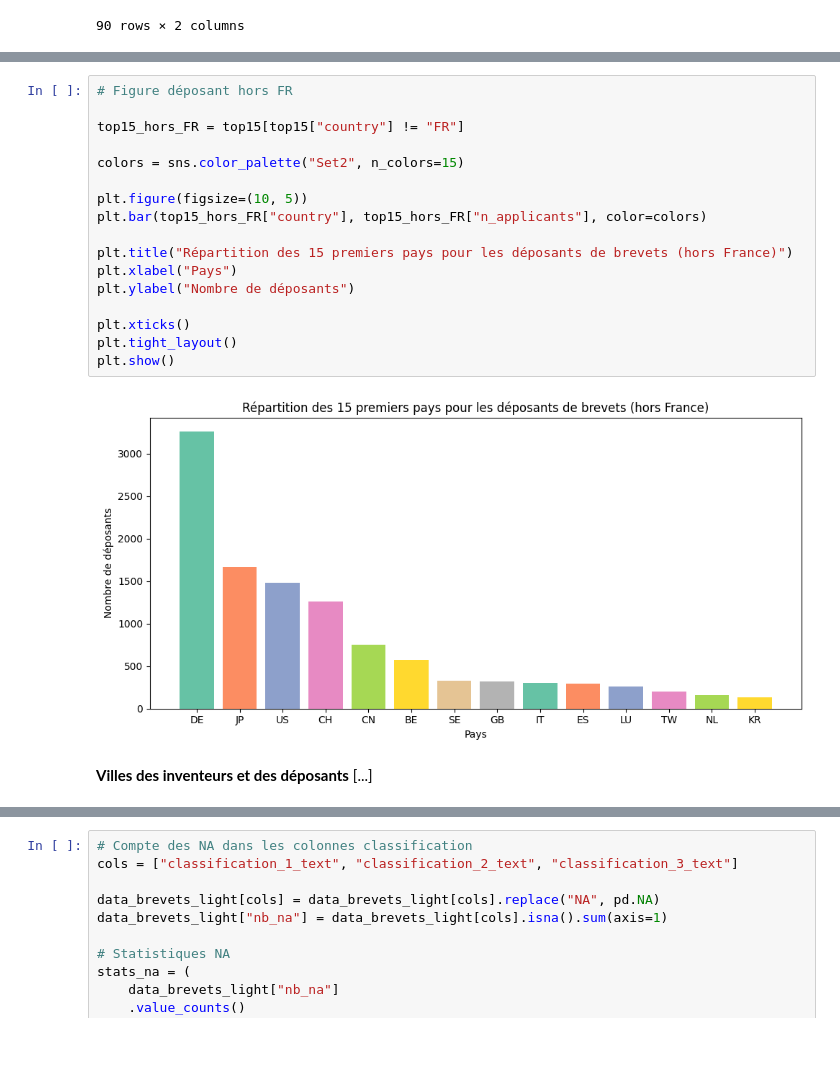
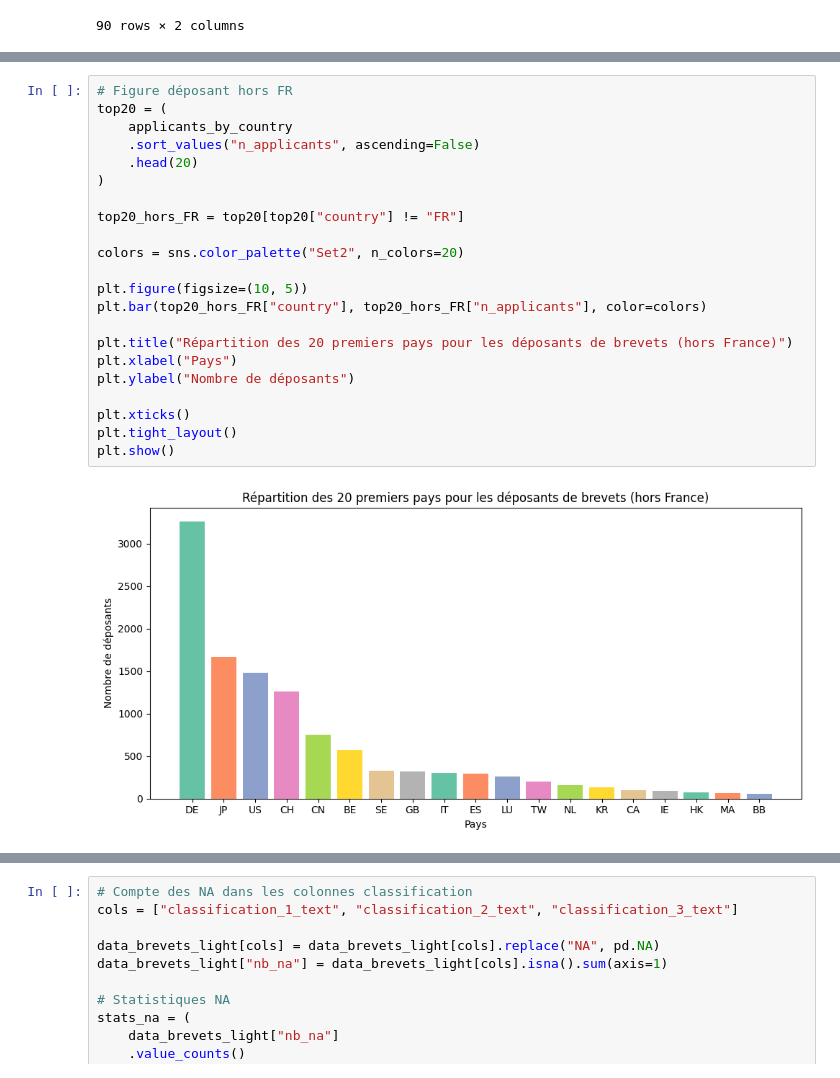
Before and after one commit to IrisLaf/Depots-de-brevets-et-marches-financiers, a Jupyter notebook: Main.ipynb, the cells around one changed output, grey strips where cells are left out. Cells and saved outputs as stored; diff of their text form; blank space fills up the shorter version.

```diff
--- a/Main.ipynb
+++ b/Main.ipynb
@@ -764,22 +750,24 @@ plt.show()
 # %%
 # Figure déposant hors FR
+top20 = (
+    applicants_by_country
+    .sort_values("n_applicants", ascending=False)
+    .head(20)
+)
 
-top15_hors_FR = top15[top15["country"] != "FR"]
+top20_hors_FR = top20[top20["country"] != "FR"]
 
-colors = sns.color_palette("Set2", n_colors=15)
+colors = sns.color_palette("Set2", n_colors=20)
 
 plt.figure(figsize=(10, 5))
-plt.bar(top15_hors_FR["country"], top15_hors_FR["n_applicants"], color=colors)
+plt.bar(top20_hors_FR["country"], top20_hors_FR["n_applicants"], color=colors)
 
-plt.title("Répartition des 15 premiers pays pour les déposants de brevets (hors France)")
+plt.title("Répartition des 20 premiers pays pour les déposants de brevets (hors France)")
 plt.xlabel("Pays")
 plt.ylabel("Nombre de déposants")
 
 plt.xticks()
 plt.tight_layout()
 plt.show()
 # %% [output]
-[figure, old version]
+[figure, new version]
-# %% [markdown]
-**Villes des inventeurs et des déposants**
-[...]
```
Also changed, not shown: parts of 52 cells of this notebook, 2 other files.
